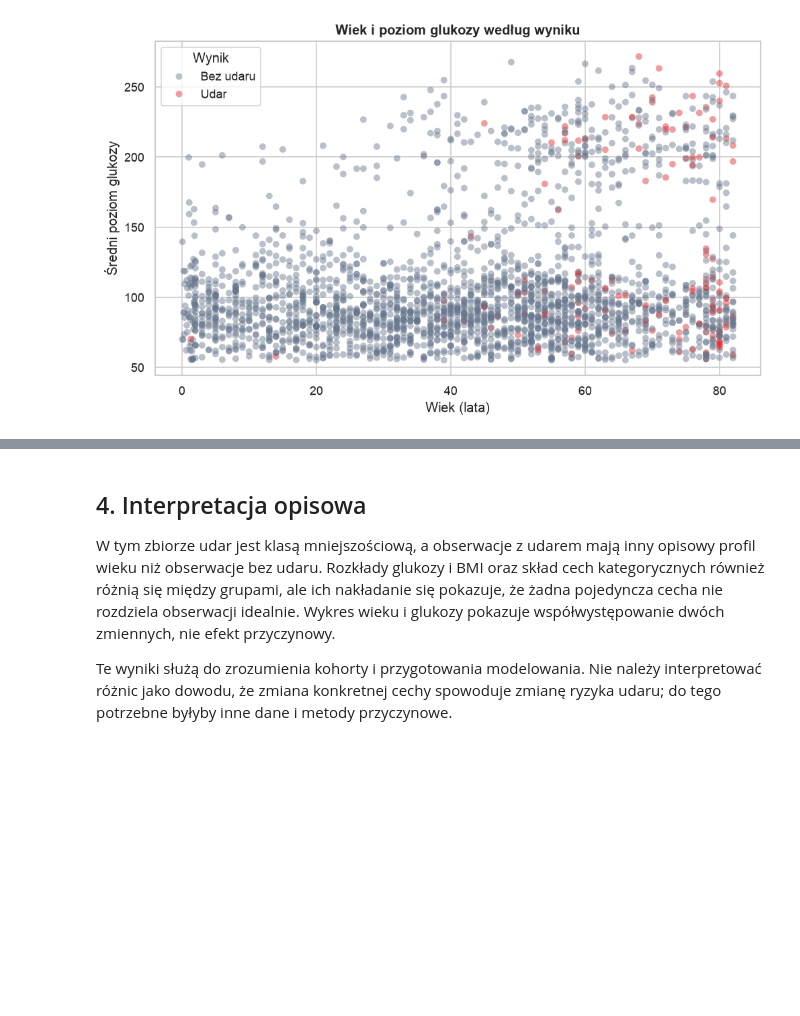
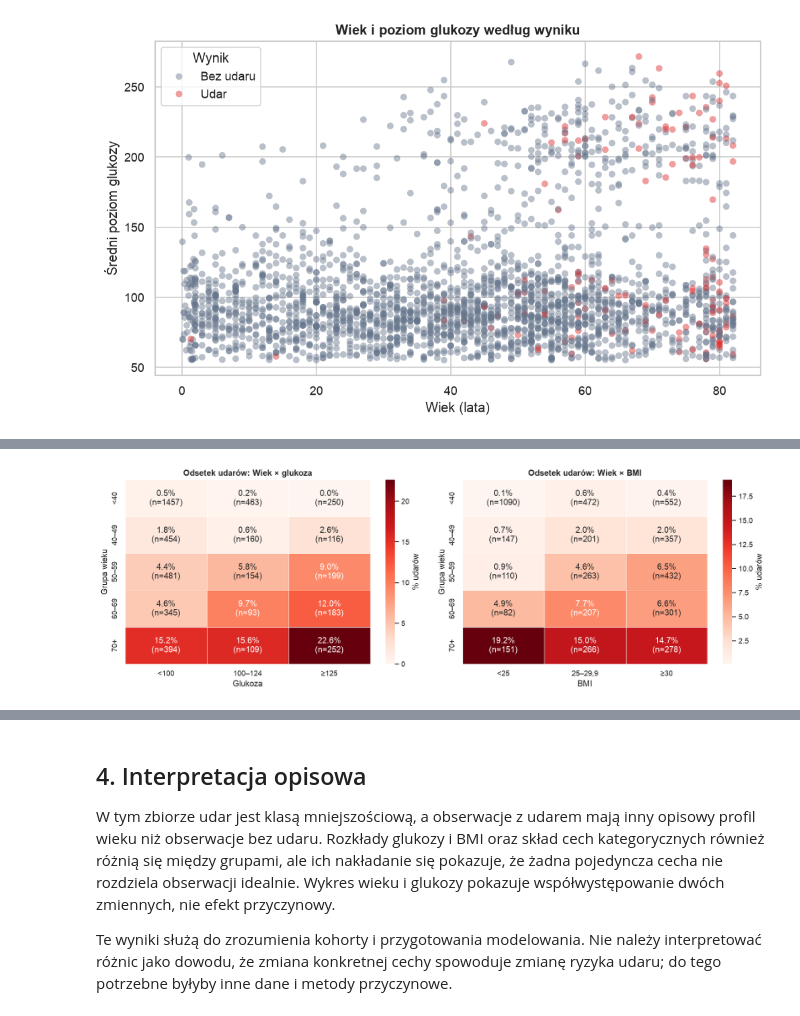
Before and after one commit to AntoniEntrepreneur/MedycznaAnaliza, a Jupyter notebook: notebooks/stroke_risk_analysis.ipynb, the cells around one changed output, grey strips where cells are left out. Drawn from its saved outputs; the diff is of its cells as text; code cells hidden in the pictures; blank space fills up the shorter version.

```diff
--- a/notebooks/stroke_risk_analysis.ipynb
+++ b/notebooks/stroke_risk_analysis.ipynb
@@ -270,0 +306,21 @@ plt.show()
+# %%
+# Wykres 9 — odsetek udarów w kombinacjach wieku i glukozy / BMI
+bands = analysis_df.assign(
+    grupa_wieku=pd.cut(analysis_df["age"], [0, 40, 50, 60, 70, 100], labels=["<40", "40–49", "50–59", "60–69", "70+"], right=False),
+    glukoza=pd.cut(analysis_df["avg_glucose_level"], [0, 100, 125, 500], labels=["<100", "100–124", "≥125"], right=False),
+    bmi_kat=pd.cut(analysis_df["bmi"], [0, 25, 30, 100], labels=["<25", "25–29,9", "≥30"], right=False),
+)
+
+fig, axes = plt.subplots(1, 2, figsize=(14, 4.8))
+for ax, col, title in zip(axes, ["glukoza", "bmi_kat"], ["Wiek × glukoza", "Wiek × BMI"]):
+    rate = bands.pivot_table(index="grupa_wieku", columns=col, values=TARGET_COL, aggfunc="mean") * 100
+    n = bands.pivot_table(index="grupa_wieku", columns=col, values=TARGET_COL, aggfunc="size")
+    labels = rate.round(1).astype(str) + "%\n(n=" + n.astype(str) + ")"
+    sns.heatmap(rate, annot=labels, fmt="", cmap="Reds", linewidths=0.5, cbar_kws={"label": "% udarów"}, ax=ax)
+    ax.set_title(f"Odsetek udarów: {title}")
+    ax.set_xlabel("Glukoza" if col == "glukoza" else "BMI")
+    ax.set_ylabel("Grupa wieku")
+plt.tight_layout()
+plt.show()
+# %% [output]
+[figure, added]
```
Also changed, not shown: parts of 8 cells of this notebook.
